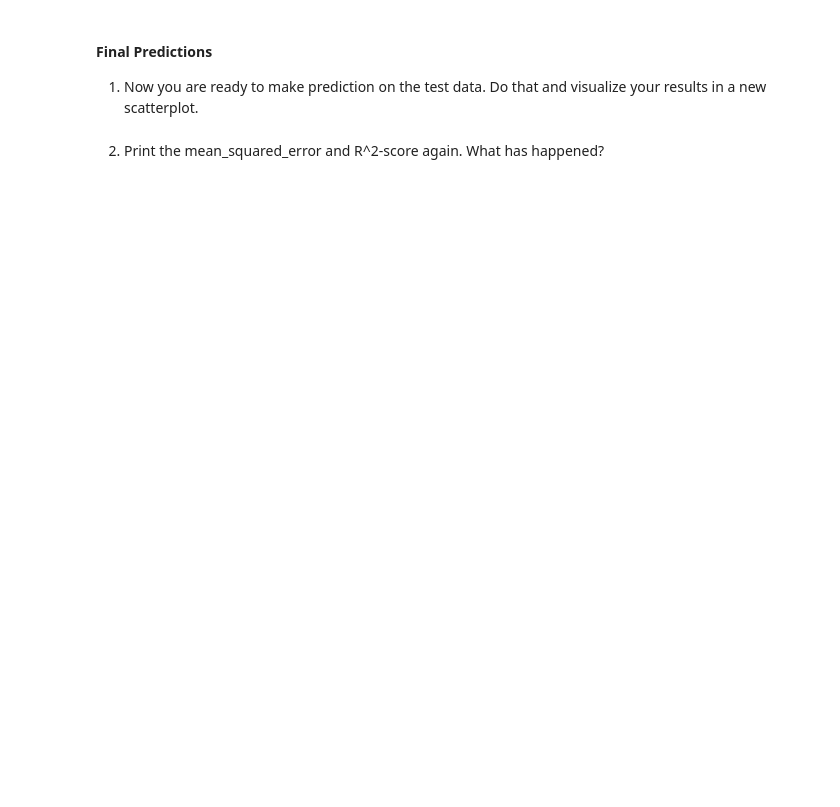
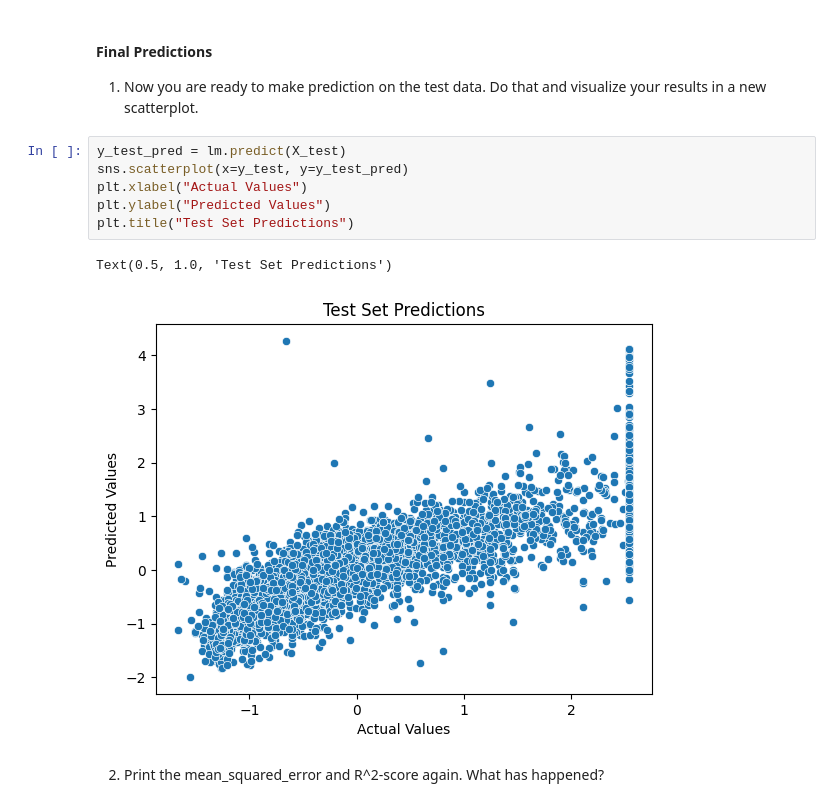
Before and after one commit to chandlershortlidge/lab-ml-and-linear-regression, a Jupyter notebook: your-code/main.ipynb, the cells around one changed output. Saved outputs shown, nothing was run; the diff lists cells and outputs as text; blank space fills up the shorter version.

```diff
--- a/your-code/main.ipynb
+++ b/your-code/main.ipynb
@@ -532,5 +542,14 @@ from sklearn import metrics
 #### Final Predictions
 
 1. Now you are ready to make prediction on the test data. Do that and visualize your results in a new scatterplot.
+# %%
+y_test_pred = lm.predict(X_test)
+sns.scatterplot(x=y_test, y=y_test_pred)
+plt.xlabel("Actual Values")
+plt.ylabel("Predicted Values")
+plt.title("Test Set Predictions")
+# %% [output]
+Text(0.5, 1.0, 'Test Set Predictions')
+[figure, added]
 # %% [markdown]
 2. Print the mean_squared_error and R^2-score again. What has happened?
```
Also changed, not shown: parts of 18 cells of this notebook.
